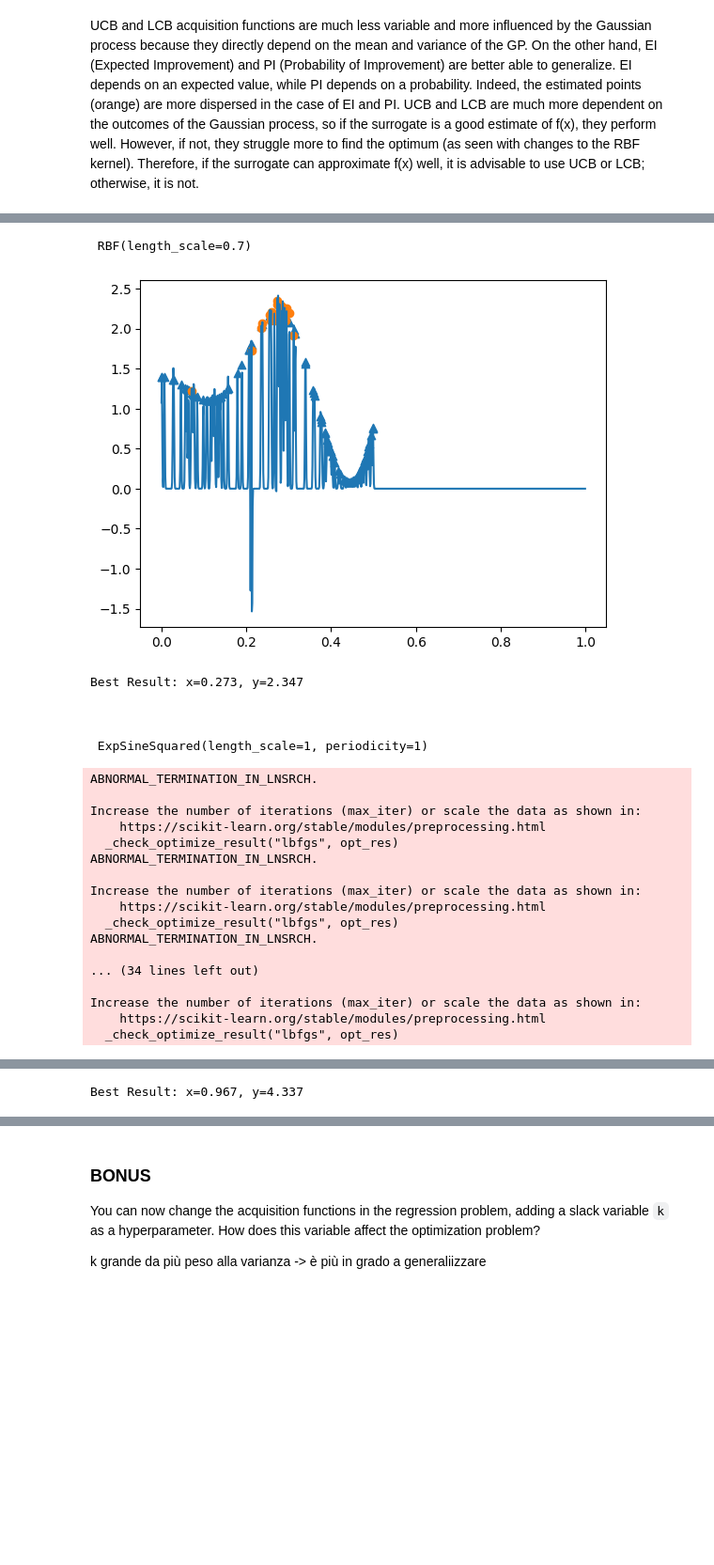
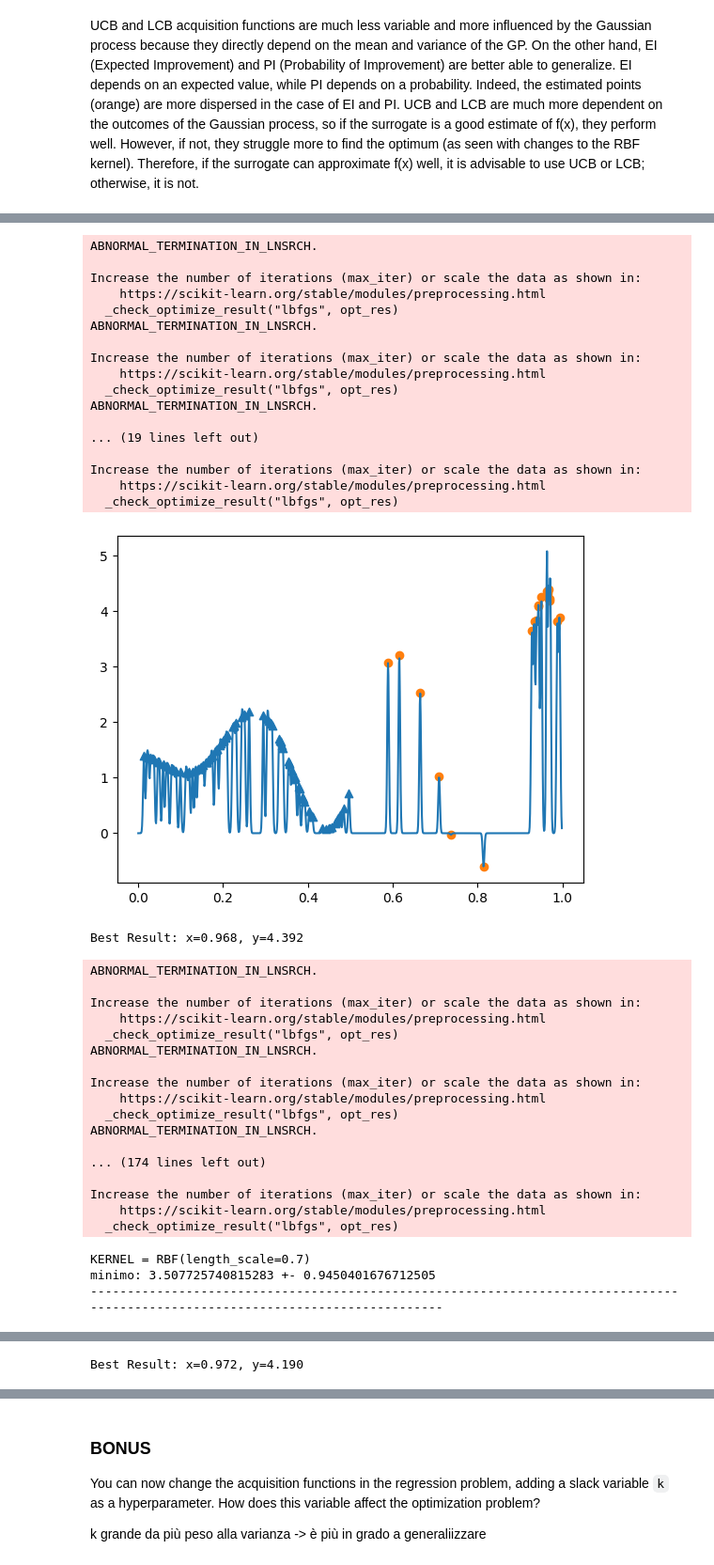
Before and after one commit to CarlottaGiacchetta/lab_optimizationTechniques, a Jupyter notebook: lab6/optimtech_lab6.ipynb, the cells around one changed output, grey strips where cells are left out. Shown: that part at 94% size. Saved outputs shown, nothing was run; the diff lists cells and outputs as text; code cells hidden in the pictures; blank space fills up the shorter version.

```diff
--- a/lab6/optimtech_lab6.ipynb
+++ b/lab6/optimtech_lab6.ipynb
@@ -371,26 +384,49 @@ Best Result: x=0.960, y=4.537
 # %%
-
 size = 100
 kernel_rbf = RBF(length_scale = 0.7)
 kernel_expsin = ExpSineSquared(length_scale = 1)
 
 kernels = [kernel_rbf, kernel_expsin]
 
 for kernel in kernels:
-    print('\n\n\n',kernel)
-    X, y, model = bayesianOptmization(20, size, EI, multimodal_2, prior_3, kernel=kernel) #TODO try with other priors, acquisition functions and objective func
-    plot(X, y, model, size)
-    # best result
-    ix = argmax(y)
-    print('Best Result: x=%.3f, y=%.3f' % (X[ix][0], y[ix][0]))
+    min_list = []
+
+    for sssss in range(10):
+        X, y, model = bayesianOptmization(20, size, EI, multimodal_2, prior_3, kernel=kernel) #TODO try with other priors, acquisition functions and objective func
+        ix = argmax(y)
+
+        if sssss == 0:
+            plot(X, y, model, size)
+            # best result
+            print('Best Result: x=%.3f, y=%.3f' % (X[ix][0], y[ix][0]))
+
+        min_list.append(y[ix][0])
+
+    media = sum(min_list) / len(min_list)
+    varianza = sum((x - media) ** 2 for x in min_list) / len(min_list)
+    print(f'KERNEL = {kernel}')
+    print(f'minimo: {media} +- {varianza}' )
+    print('--------------------------------------------------------------------------------------------------------------------------------\n\n\n')
 # %% [output]
- RBF(length_scale=0.7)
+ABNORMAL_TERMINATION_IN_LNSRCH.
+
+Increase the number of iterations (max_iter) or scale the data as shown in:
+    https://scikit-learn.org/stable/modules/preprocessing.html
+  _check_optimize_result("lbfgs", opt_res)
+ABNORMAL_TERMINATION_IN_LNSRCH.
+
+Increase the number of iterations (max_iter) or scale the data as shown in:
+    https://scikit-learn.org/stable/modules/preprocessing.html
+  _check_optimize_result("lbfgs", opt_res)
+ABNORMAL_TERMINATION_IN_LNSRCH.
+
+... (19 lines left out)
+
+Increase the number of iterations (max_iter) or scale the data as shown in:
+    https://scikit-learn.org/stable/modules/preprocessing.html
+  _check_optimize_result("lbfgs", opt_res)
-[figure, old version]
+[figure, new version]
-Best Result: x=0.273, y=2.347
-
-
-
- ExpSineSquared(length_scale=1, periodicity=1)
+Best Result: x=0.968, y=4.392
 ABNORMAL_TERMINATION_IN_LNSRCH.
 
 Increase the number of iterations (max_iter) or scale the data as shown in:
@@ -403,8 +439,11 @@ Increase the number of iterations (max_iter) or scale the data as shown in:
   _check_optimize_result("lbfgs", opt_res)
 ABNORMAL_TERMINATION_IN_LNSRCH.
 
-... (34 lines left out)
+... (174 lines left out)
 
 Increase the number of iterations (max_iter) or scale the data as shown in:
     https://scikit-learn.org/stable/modules/preprocessing.html
   _check_optimize_result("lbfgs", opt_res)
+KERNEL = RBF(length_scale=0.7)
+minimo: 3.507725740815283 +- 0.9450401676712505
+--------------------------------------------------------------------------------------------------------------------------------
@@ -412 +451 @@ Increase the number of iterations (max_iter) or scale the data as shown in:
-Best Result: x=0.967, y=4.337
+Best Result: x=0.972, y=4.190
```
Also changed, not shown: parts of 4 cells of this notebook.
